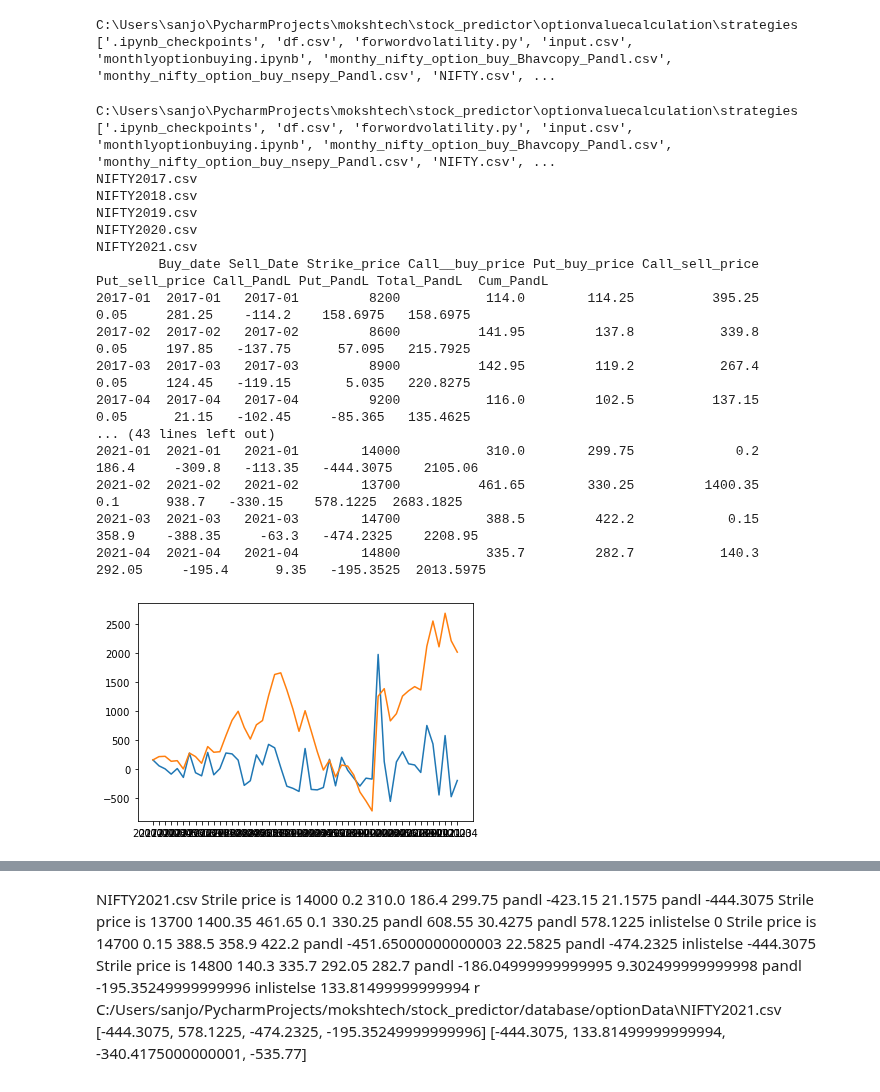
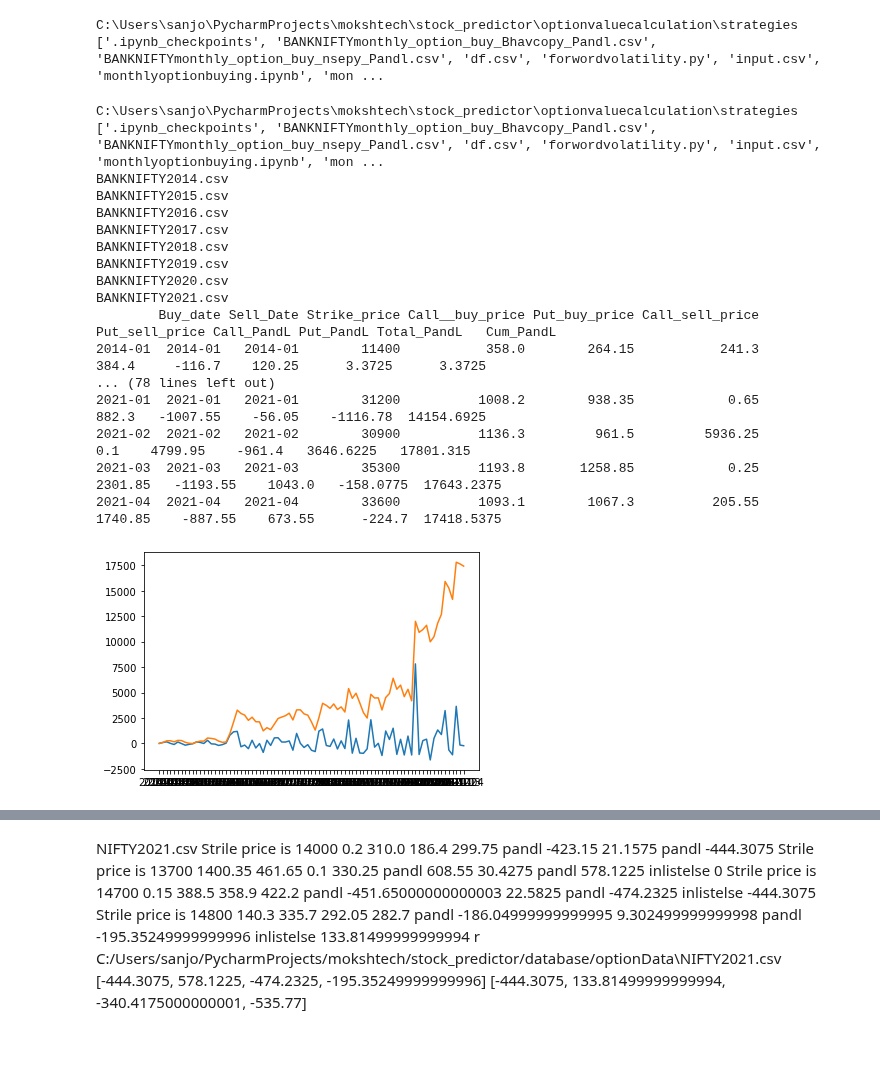
Before and after one commit to SanjotRaibagkar/mokshtech, a Jupyter notebook: stock_predictor/optionvaluecalculation/strategies/monthlyoptionbuying.ipynb, the cells around one changed output, grey strips where cells are left out. Saved outputs shown, nothing was run; the diff lists cells and outputs as text; code cells hidden in the pictures; blank space fills up the shorter version.

```diff
--- a/stock_predictor/optionvaluecalculation/strategies/monthlyoptionbuying.ipynb
+++ b/stock_predictor/optionvaluecalculation/strategies/monthlyoptionbuying.ipynb
@@ -16,4 +0,0 @@ pd.set_option('display.width', 1000)
-# %%
-start_date = datetime.date(2017, 1, 1)
-end_date = datetime.date(2021, 4, 30)
-symbol = 'NIFTY'
@@ -95,10 +18,7 @@ symbol = 'NIFTY'
 # %%
-
-
-expiry_list = getMonthlyExpirtyFromBahvcopy()
 # %% [output]
 C:\Users\sanjo\PycharmProjects\mokshtech\stock_predictor\optionvaluecalculation\strategies
-['.ipynb_checkpoints', 'df.csv', 'forwordvolatility.py', 'input.csv', 'monthlyoptionbuying.ipynb', 'monthy_nifty_option_buy_Bhavcopy_Pandl.csv', 'monthy_nifty_option_buy_nsepy_Pandl.csv', 'NIFTY.csv', ...
+['.ipynb_checkpoints', 'BANKNIFTYmonthly_option_buy_Bhavcopy_Pandl.csv', 'BANKNIFTYmonthly_option_buy_nsepy_Pandl.csv', 'df.csv', 'forwordvolatility.py', 'input.csv', 'monthlyoptionbuying.ipynb', 'mon ...
 # %%
     def monthlyOptionBuyusingBhavCopy():
         database = "C:/Users/sanjo/PycharmProjects/mokshtech/stock_predictor/database/optionData"
@@ -188,29 +108,31 @@ C:\Users\sanjo\PycharmProjects\mokshtech\stock_predictor\optionvaluecalculation\
         print(month_profit_loss)
         return month_profit_loss
 # %%
+
     month_profit_loss = monthlyOptionBuyusingBhavCopy()
     plt.plot(month_profit_loss['Buy_date'], month_profit_loss['Total_PandL'],month_profit_loss['Cum_PandL'])
     plt.show()
-    month_profit_loss.to_csv("monthy_nifty_option_buy_Bhavcopy_Pandl.csv")
+    pandlFile =str(symbol)+"monthly_option_buy_Bhavcopy_Pandl.csv"
+    month_profit_loss.to_csv(pandlFile)
 # %% [output]
 C:\Users\sanjo\PycharmProjects\mokshtech\stock_predictor\optionvaluecalculation\strategies
-['.ipynb_checkpoints', 'df.csv', 'forwordvolatility.py', 'input.csv', 'monthlyoptionbuying.ipynb', 'monthy_nifty_option_buy_Bhavcopy_Pandl.csv', 'monthy_nifty_option_buy_nsepy_Pandl.csv', 'NIFTY.csv', ...
-NIFTY2017.csv
-NIFTY2018.csv
-NIFTY2019.csv
-NIFTY2020.csv
-NIFTY2021.csv
-        Buy_date Sell_Date Strike_price Call__buy_price Put_buy_price Call_sell_price Put_sell_price Call_PandL Put_PandL Total_PandL  Cum_PandL
-2017-01  2017-01   2017-01         8200           114.0        114.25          395.25           0.05     281.25    -114.2    158.6975   158.6975
-2017-02  2017-02   2017-02         8600          141.95         137.8           339.8           0.05     197.85   -137.75      57.095   215.7925
-2017-03  2017-03   2017-03         8900          142.95         119.2           267.4           0.05     124.45   -119.15       5.035   220.8275
-2017-04  2017-04   2017-04         9200           116.0         102.5          137.15           0.05      21.15   -102.45     -85.365   135.4625
-... (43 lines left out)
-2021-01  2021-01   2021-01        14000           310.0        299.75             0.2          186.4     -309.8   -113.35   -444.3075    2105.06
-2021-02  2021-02   2021-02        13700          461.65        330.25         1400.35            0.1      938.7   -330.15    578.1225  2683.1825
-2021-03  2021-03   2021-03        14700           388.5         422.2            0.15          358.9    -388.35     -63.3   -474.2325    2208.95
-2021-04  2021-04   2021-04        14800           335.7         282.7           140.3         292.05     -195.4      9.35   -195.3525  2013.5975
+['.ipynb_checkpoints', 'BANKNIFTYmonthly_option_buy_Bhavcopy_Pandl.csv', 'BANKNIFTYmonthly_option_buy_nsepy_Pandl.csv', 'df.csv', 'forwordvolatility.py', 'input.csv', 'monthlyoptionbuying.ipynb', 'mon ...
+BANKNIFTY2014.csv
+BANKNIFTY2015.csv
+BANKNIFTY2016.csv
+BANKNIFTY2017.csv
+BANKNIFTY2018.csv
+BANKNIFTY2019.csv
+BANKNIFTY2020.csv
+BANKNIFTY2021.csv
+        Buy_date Sell_Date Strike_price Call__buy_price Put_buy_price Call_sell_price Put_sell_price Call_PandL Put_PandL Total_PandL   Cum_PandL
+2014-01  2014-01   2014-01        11400           358.0        264.15           241.3          384.4     -116.7    120.25      3.3725      3.3725
+... (78 lines left out)
+2021-01  2021-01   2021-01        31200          1008.2        938.35            0.65          882.3   -1007.55    -56.05    -1116.78  14154.6925
+2021-02  2021-02   2021-02        30900          1136.3         961.5         5936.25            0.1    4799.95    -961.4   3646.6225   17801.315
+2021-03  2021-03   2021-03        35300          1193.8       1258.85            0.25        2301.85   -1193.55    1043.0   -158.0775  17643.2375
+2021-04  2021-04   2021-04        33600          1093.1        1067.3          205.55        1740.85    -887.55    673.55      -224.7  17418.5375
-[figure, old version]
+[figure, new version]
 # %%
     def monthlyOptionBuyusingNsePy():
         print(os.getcwd())
```
Also changed, not shown: parts of 9 cells of this notebook, 2 other files.
